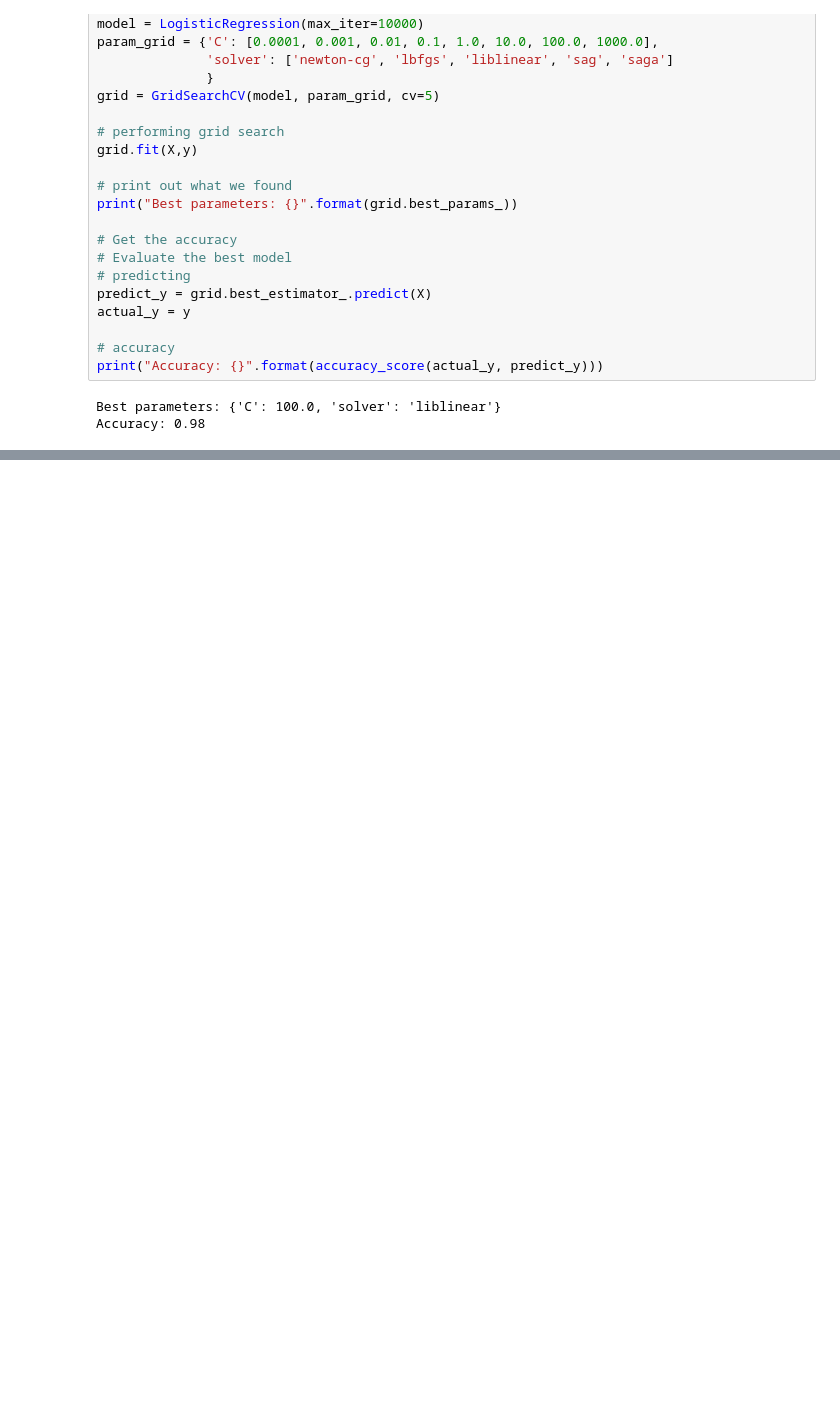
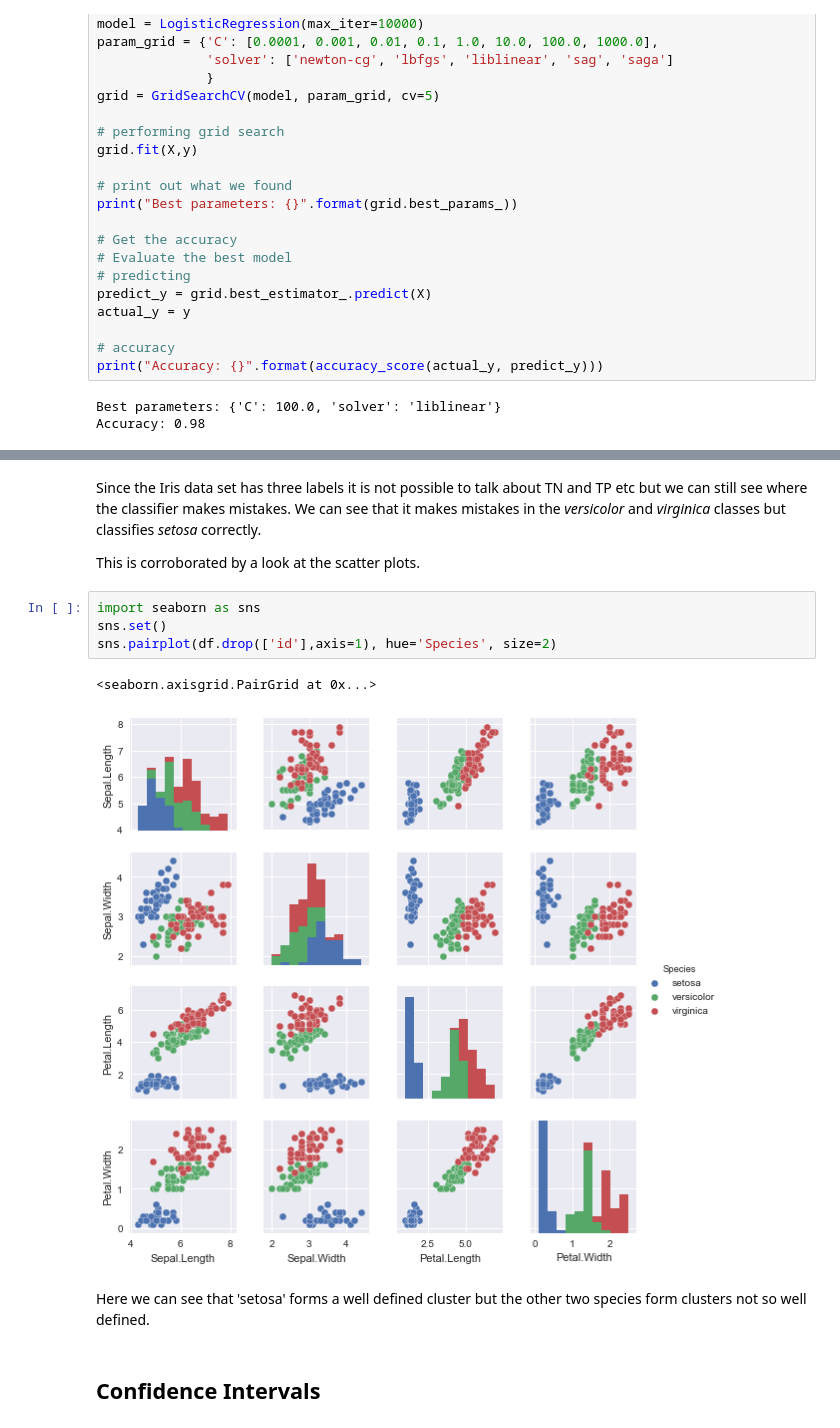
Before and after one commit to lutzhamel/ds-workshop, a Jupyter notebook: 06-modeling-basics.ipynb, the cells around one changed output, grey strips where cells are left out. Cells and saved outputs as stored; diff of their text form; blank space fills up the shorter version.

```diff
--- a/06-modeling-basics.ipynb
+++ b/06-modeling-basics.ipynb
@@ -171,0 +220,15 @@ Accuracy: 0.98
+# %% [markdown]
+Since the Iris data set has three labels it is not possible to talk about TN and TP etc but we can still see where the classifier makes mistakes.  We can see that it makes mistakes in the *versicolor* and *virginica* classes but classifies *setosa* correctly.
+
+This is corroborated by a look at the scatter plots.
+# %%
+import seaborn as sns
+sns.set()
+sns.pairplot(df.drop(['id'],axis=1), hue='Species', size=2)
+# %% [output]
+<seaborn.axisgrid.PairGrid at 0x...>
+[figure, added]
+# %% [markdown]
+Here we can see that 'setosa' forms a well defined cluster but the other two species form clusters not so well defined.
+# %% [markdown]
+## Confidence Intervals
```
Also changed, not shown: parts of 10 cells of this notebook, 2 other files.
